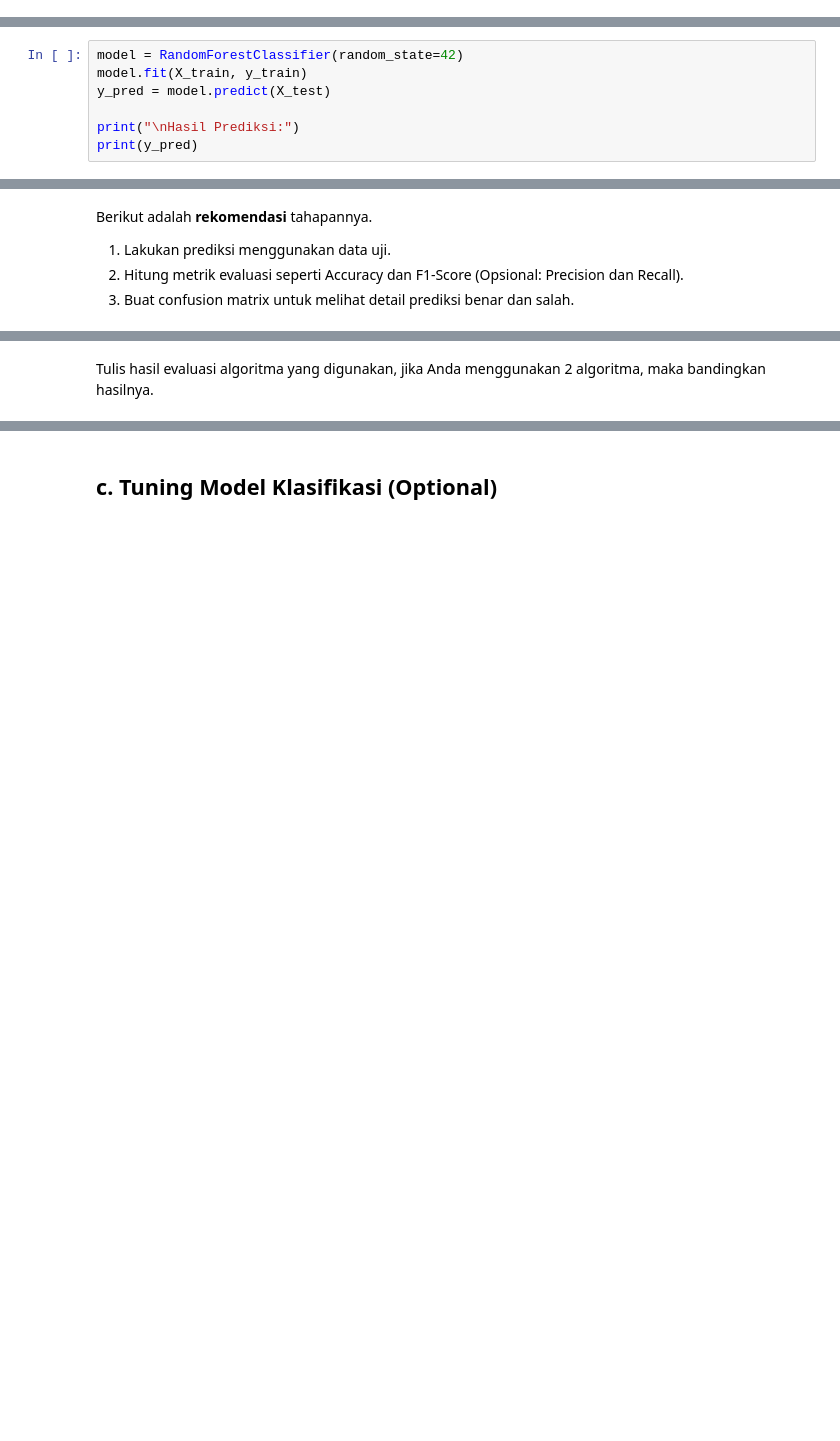
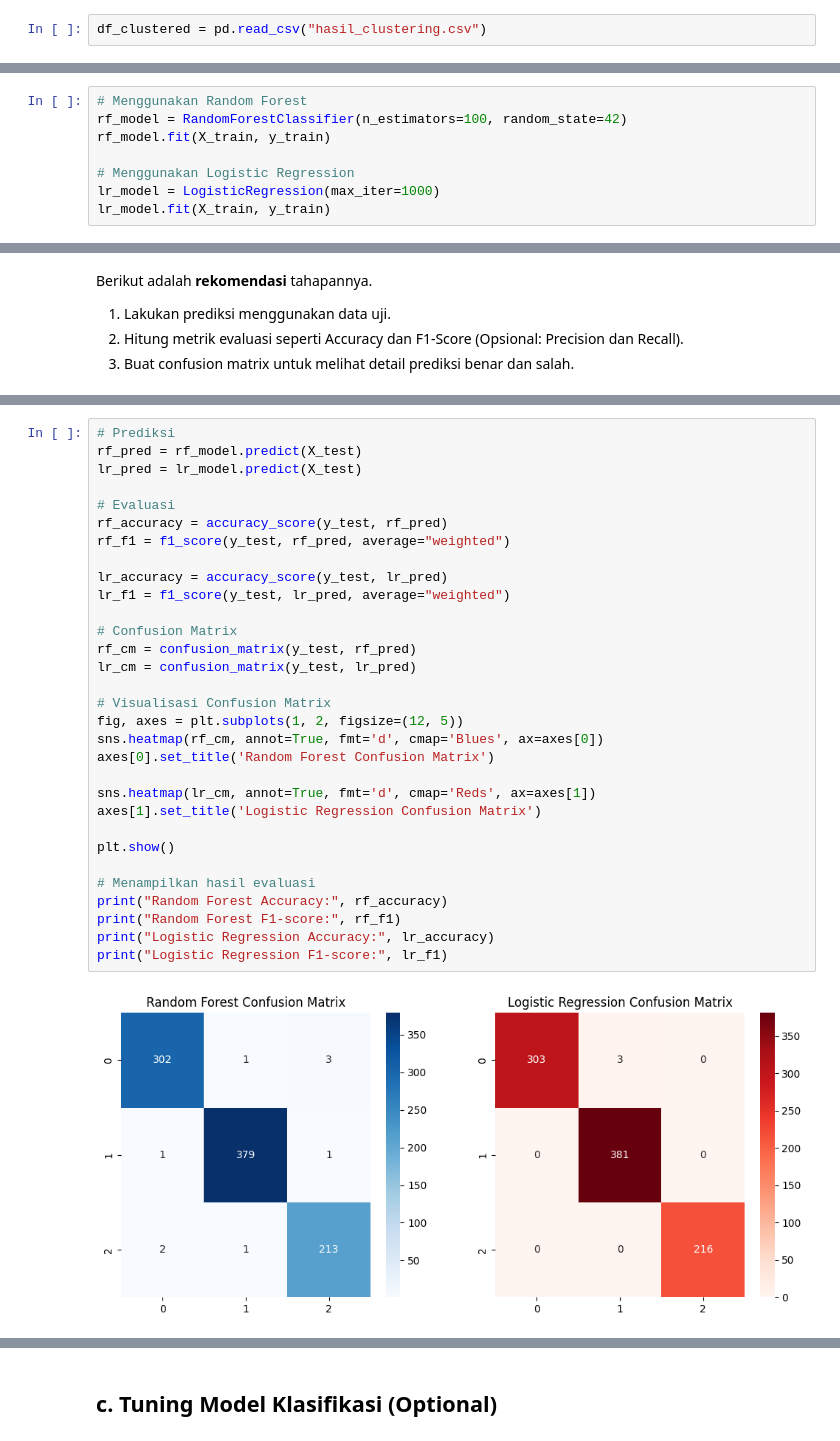
Before and after one commit to mhafihuda/Submission, a Jupyter notebook: [Klasifikasi]_Submission_Akhir_BMLP_Muhammad_Hafizhuda.ipynb, the cells around one changed output, grey strips where cells are left out. Saved outputs shown, nothing was run; the diff lists cells and outputs as text; blank space fills up the shorter version.

```diff
--- a/[Klasifikasi]_Submission_Akhir_BMLP_Muhammad_Hafizhuda.ipynb
+++ b/[Klasifikasi]_Submission_Akhir_BMLP_Muhammad_Hafizhuda.ipynb
@@ -32,3 +19,5 @@ print(df.head())
+# %%
+df_clustered = pd.read_csv("hasil_clustering.csv")
 # %% [markdown]
 # **3. Data Splitting**
 # %% [markdown]
@@ -53,10 +36,3 @@ Setelah memilih algoritma klasifikasi yang sesuai, langkah selanjutnya adalah me
 Berikut adalah rekomendasi tahapannya.
 1. Pilih algoritma klasifikasi yang sesuai, seperti Logistic Regression, Decision Tree, Random Forest, atau K-Nearest Neighbors (KNN).
 2. Latih model menggunakan data latih.
-# %%
-model = RandomForestClassifier(random_state=42)
-model.fit(X_train, y_train)
-y_pred = model.predict(X_test)
-
-print("\nHasil Prediksi:")
-print(y_pred)
@@ -82,0 +39,8 @@ Tulis narasi atau penjelasan algoritma yang Anda gunakan.
+# %%
+# Menggunakan Random Forest
+rf_model = RandomForestClassifier(n_estimators=100, random_state=42)
+rf_model.fit(X_train, y_train)
+
+# Menggunakan Logistic Regression
+lr_model = LogisticRegression(max_iter=1000)
+lr_model.fit(X_train, y_train)
@@ -121,2 +62,33 @@ weighted avg       0.99      0.99      0.99       924
-# %% [markdown]
-Tulis hasil evaluasi algoritma yang digunakan, jika Anda menggunakan 2 algoritma, maka bandingkan hasilnya.
+# %%
+# Prediksi
+rf_pred = rf_model.predict(X_test)
+lr_pred = lr_model.predict(X_test)
+
+# Evaluasi
+rf_accuracy = accuracy_score(y_test, rf_pred)
+rf_f1 = f1_score(y_test, rf_pred, average="weighted")
+
+lr_accuracy = accuracy_score(y_test, lr_pred)
+lr_f1 = f1_score(y_test, lr_pred, average="weighted")
+
+# Confusion Matrix
+rf_cm = confusion_matrix(y_test, rf_pred)
+lr_cm = confusion_matrix(y_test, lr_pred)
+
+# Visualisasi Confusion Matrix
+fig, axes = plt.subplots(1, 2, figsize=(12, 5))
+sns.heatmap(rf_cm, annot=True, fmt='d', cmap='Blues', ax=axes[0])
+axes[0].set_title('Random Forest Confusion Matrix')
+
+sns.heatmap(lr_cm, annot=True, fmt='d', cmap='Reds', ax=axes[1])
+axes[1].set_title('Logistic Regression Confusion Matrix')
+
+plt.show()
+
+# Menampilkan hasil evaluasi
+print("Random Forest Accuracy:", rf_accuracy)
+print("Random Forest F1-score:", rf_f1)
+print("Logistic Regression Accuracy:", lr_accuracy)
+print("Logistic Regression F1-score:", lr_f1)
+# %% [output]
+[figure, added]
```
Also changed, not shown: parts of 18 cells of this notebook, 2 other files.
